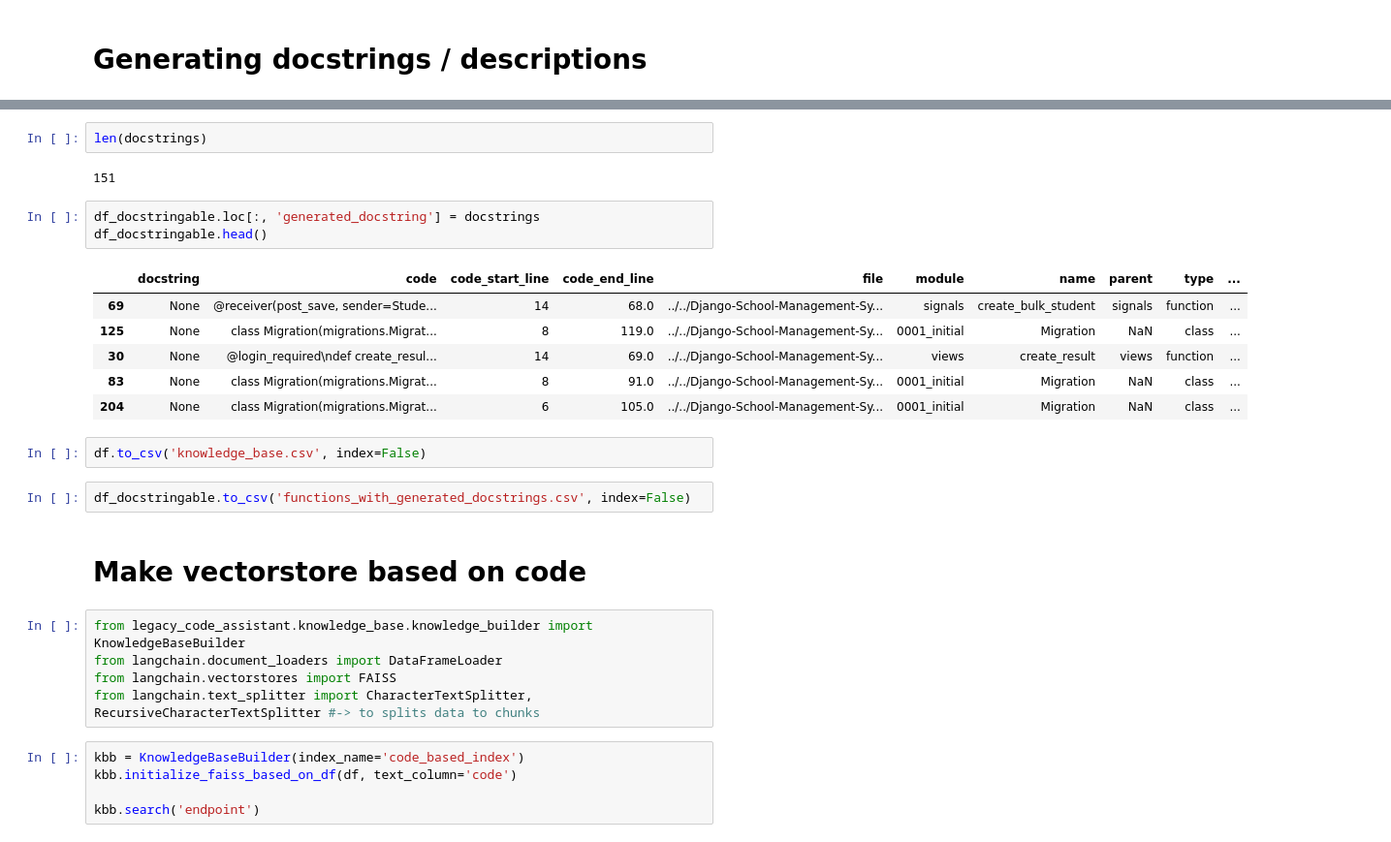
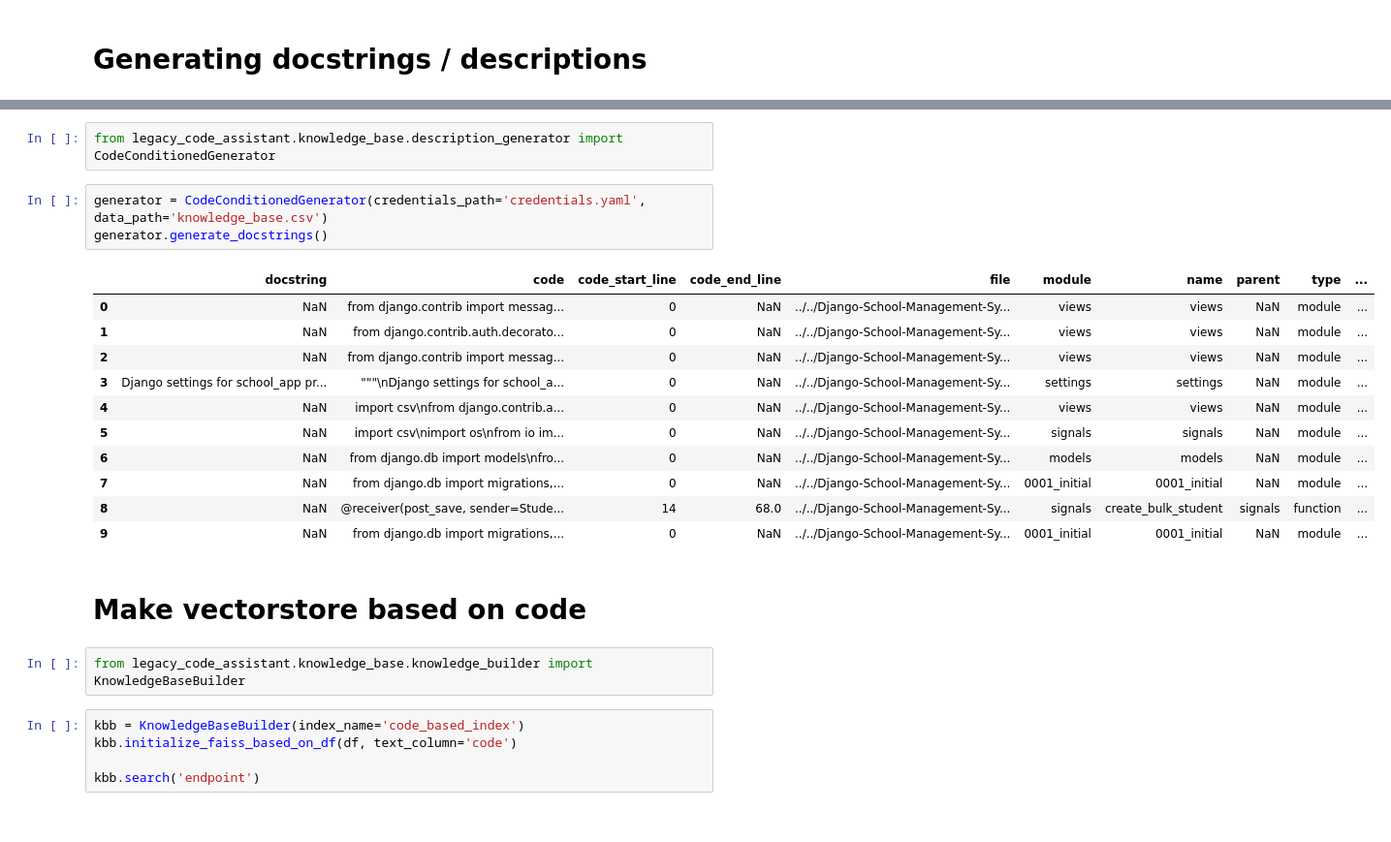
Before and after one commit to RbKomar/-winners-LLM-Dec-Hackathon, a Jupyter notebook: notebooks/process_code.ipynb, the cells around one changed output, grey strips where cells are left out. Shown: that part at 97% size. Drawn from its saved outputs; the diff is of its cells as text.

Commit message:
generating docstrings quite nicely actually

```diff
--- a/notebooks/process_code.ipynb
+++ b/notebooks/process_code.ipynb
@@ -138,28 +68,24 @@ for prompt in tqdm(prompts):
-# %%
-len(docstrings)
-# %% [output]
-151
-# %%
-df_docstringable.loc[:, 'generated_docstring'] = docstrings
-df_docstringable.head()
-# %% [output]
-|  | docstring | code | code_start_line | code_end_line | file | module | name | parent | type | ... |
-| 69 | None | @receiver(post_save, sender=Stude... | 14 | 68.0 | ../../Django-School-Management-Sy... | signals | create_bulk_student | signals | function | ... |
-| 125 | None | class Migration(migrations.Migrat... | 8 | 119.0 | ../../Django-School-Management-Sy... | 0001_initial | Migration | NaN | class | ... |
-| 30 | None | @login_required\ndef create_resul... | 14 | 69.0 | ../../Django-School-Management-Sy... | views | create_result | views | function | ... |
-| 83 | None | class Migration(migrations.Migrat... | 8 | 91.0 | ../../Django-School-Management-Sy... | 0001_initial | Migration | NaN | class | ... |
-| 204 | None | class Migration(migrations.Migrat... | 6 | 105.0 | ../../Django-School-Management-Sy... | 0001_initial | Migration | NaN | class | ... |
-# %%
-df.to_csv('knowledge_base.csv', index=False)
-# %%
-df_docstringable.to_csv('functions_with_generated_docstrings.csv', index=False)
+# %%
+from legacy_code_assistant.knowledge_base.description_generator import CodeConditionedGenerator
+# %%
+generator = CodeConditionedGenerator(credentials_path='credentials.yaml', data_path='knowledge_base.csv')
+generator.generate_docstrings()
+# %% [output]
+|  | docstring | code | code_start_line | code_end_line | file | module | name | parent | type | ... |
+| 0 | NaN | from django.contrib import messag... | 0 | NaN | ../../Django-School-Management-Sy... | views | views | NaN | module | ... |
+| 1 | NaN | from django.contrib.auth.decorato... | 0 | NaN | ../../Django-School-Management-Sy... | views | views | NaN | module | ... |
+| 2 | NaN | from django.contrib import messag... | 0 | NaN | ../../Django-School-Management-Sy... | views | views | NaN | module | ... |
+| 3 | Django settings for school_app pr... | """\nDjango settings for school_a... | 0 | NaN | ../../Django-School-Management-Sy... | settings | settings | NaN | module | ... |
+| 4 | NaN | import csv\nfrom django.contrib.a... | 0 | NaN | ../../Django-School-Management-Sy... | views | views | NaN | module | ... |
+| 5 | NaN | import csv\nimport os\nfrom io im... | 0 | NaN | ../../Django-School-Management-Sy... | signals | signals | NaN | module | ... |
+| 6 | NaN | from django.db import models\nfro... | 0 | NaN | ../../Django-School-Management-Sy... | models | models | NaN | module | ... |
+| 7 | NaN | from django.db import migrations,... | 0 | NaN | ../../Django-School-Management-Sy... | 0001_initial | 0001_initial | NaN | module | ... |
+| 8 | NaN | @receiver(post_save, sender=Stude... | 14 | 68.0 | ../../Django-School-Management-Sy... | signals | create_bulk_student | signals | function | ... |
+| 9 | NaN | from django.db import migrations,... | 0 | NaN | ../../Django-School-Management-Sy... | 0001_initial | 0001_initial | NaN | module | ... |
 # %% [markdown]
 <h1>Make vectorstore based on code</h1>
-# %%
-from legacy_code_assistant.knowledge_base.knowledge_builder import KnowledgeBaseBuilder
-from langchain.document_loaders import DataFrameLoader
-from langchain.vectorstores import FAISS
-from langchain.text_splitter import CharacterTextSplitter, RecursiveCharacterTextSplitter #-> to splits data to chunks
+# %%
+from legacy_code_assistant.knowledge_base.knowledge_builder import KnowledgeBaseBuilder
 # %%
 kbb = KnowledgeBaseBuilder(index_name='code_based_index')
 kbb.initialize_faiss_based_on_df(df, text_column='code')
```
Also changed, not shown: parts of 16 cells of this notebook, 2 other files.
